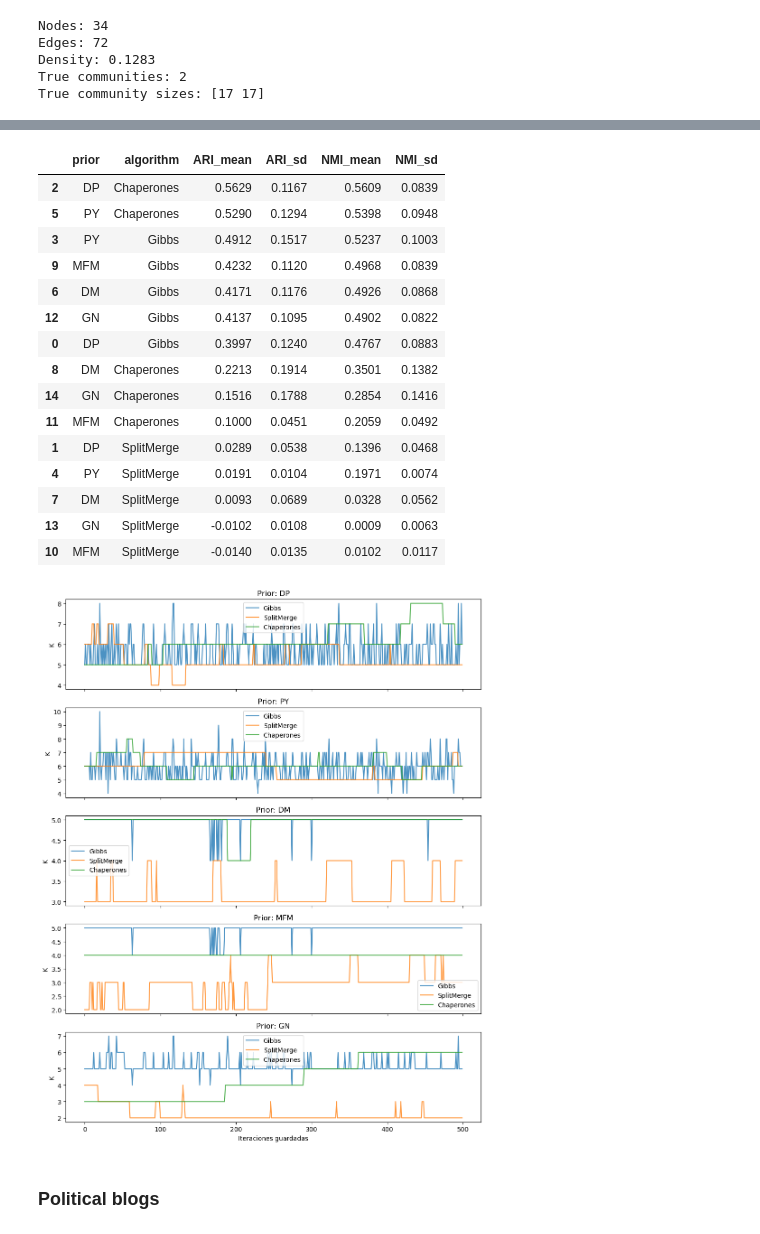
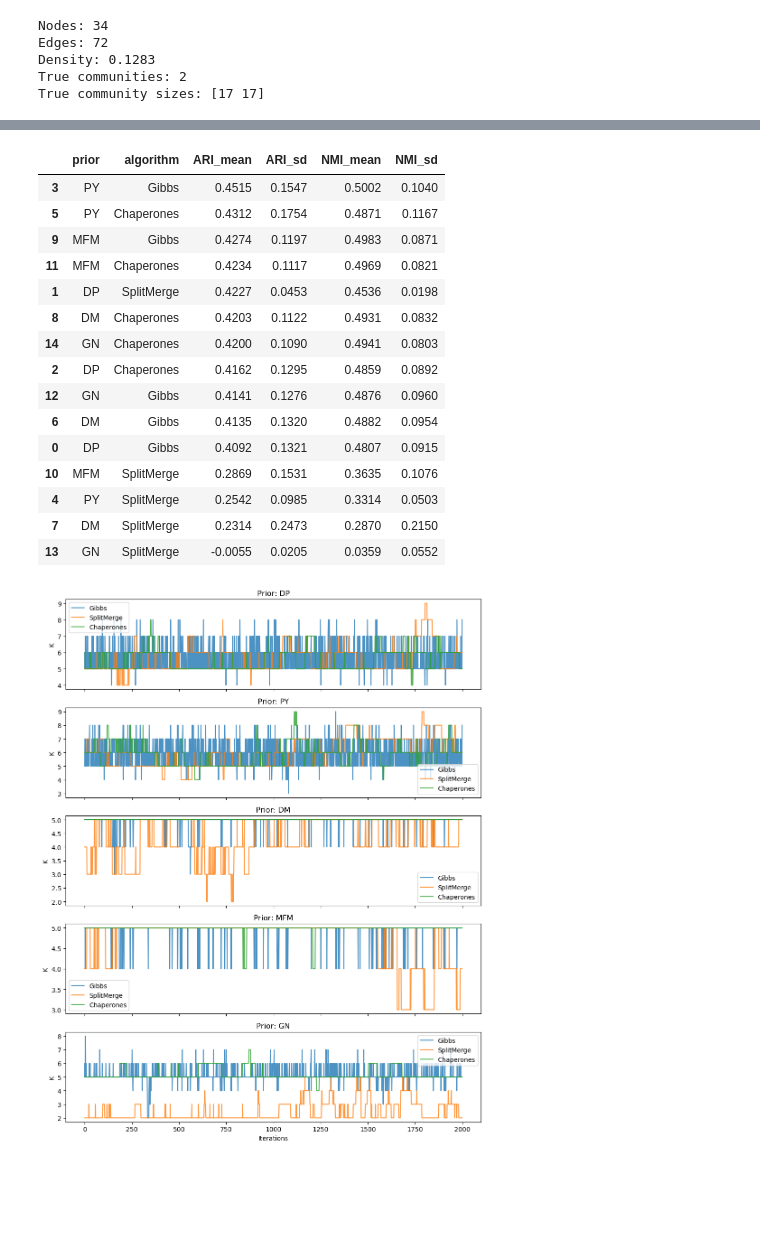
Before and after one commit to cnosa/blockregressiondynamicsnetwork, a Jupyter notebook: SSBM.ipynb, the cells around one changed output, grey strips where cells are left out. Saved outputs shown, nothing was run; the diff lists cells and outputs as text; code cells hidden in the pictures; blank space fills up the shorter version.

```diff
--- a/SSBM.ipynb
+++ b/SSBM.ipynb
@@ -741,7 +742,7 @@ class BaseSampler(ABC):
         log_posterior_trace = []
         n_communities_trace = []
 
-        for iteration in range(self.config.n_iterations):
+        for iteration in tqdm(range(self.config.n_iterations),desc="Sampling"):
             z = self._canonicalize(self._step(z.copy(), rng))
 
             log_posterior_trace.append(self.log_target(z))
@@ -951,7 +952,7 @@ z=(0, 0, 1, 1), K=2, p(z|Y)=0.023203
 # %%
 model4 = SBMModel(adjacency=Y4, a=a, b=b)
 prior4 = PartitionPrior(kind="DP", alpha=alpha)
-config4 = SamplerConfig(n_iterations=55_000, burn_in=5_000,thin=5)
+config4 = SamplerConfig(n_iterations=105_000, burn_in=5_000,thin=10)
 sampler4 = GibbsSampler(model=model4,prior=prior4,config=config4)
 result4 = sampler4.fit(initial_partition=np.array([0, 0, 1, 1]), seed=123)
 def canonical_partition(z):
@@ -1351,7 +1352,7 @@ comparison
 | 4 | GN | -26.430417 | 2 | [17, 17] |
 # %%
 model = SBMModel(adjacency=Y, a=a, b=b)
-config = SamplerConfig(n_iterations=1000, burn_in=500,thin=1)
+config = SamplerConfig(n_iterations=15_000, burn_in=5_000,thin=5)
 initial_partition = np.zeros(n, dtype=int)
 def canonical_partition(z):
     mapping = {}
@@ -1437,35 +1438,33 @@ recovery_df = pd.DataFrame(recovery_records).round(4)
 recovery_df.sort_values("ARI_mean", ascending=False)
 # %% [output]
 |  | prior | algorithm | ARI_mean | ARI_sd | NMI_mean | NMI_sd |
-| 2 | DP | Chaperones | 0.5629 | 0.1167 | 0.5609 | 0.0839 |
-| 5 | PY | Chaperones | 0.5290 | 0.1294 | 0.5398 | 0.0948 |
-| 3 | PY | Gibbs | 0.4912 | 0.1517 | 0.5237 | 0.1003 |
-| 9 | MFM | Gibbs | 0.4232 | 0.1120 | 0.4968 | 0.0839 |
-| 6 | DM | Gibbs | 0.4171 | 0.1176 | 0.4926 | 0.0868 |
-| 12 | GN | Gibbs | 0.4137 | 0.1095 | 0.4902 | 0.0822 |
-| 0 | DP | Gibbs | 0.3997 | 0.1240 | 0.4767 | 0.0883 |
-| 8 | DM | Chaperones | 0.2213 | 0.1914 | 0.3501 | 0.1382 |
-| 14 | GN | Chaperones | 0.1516 | 0.1788 | 0.2854 | 0.1416 |
-| 11 | MFM | Chaperones | 0.1000 | 0.0451 | 0.2059 | 0.0492 |
-| 1 | DP | SplitMerge | 0.0289 | 0.0538 | 0.1396 | 0.0468 |
-| 4 | PY | SplitMerge | 0.0191 | 0.0104 | 0.1971 | 0.0074 |
-| 7 | DM | SplitMerge | 0.0093 | 0.0689 | 0.0328 | 0.0562 |
-| 13 | GN | SplitMerge | -0.0102 | 0.0108 | 0.0009 | 0.0063 |
-| 10 | MFM | SplitMerge | -0.0140 | 0.0135 | 0.0102 | 0.0117 |
+| 3 | PY | Gibbs | 0.4515 | 0.1547 | 0.5002 | 0.1040 |
+| 5 | PY | Chaperones | 0.4312 | 0.1754 | 0.4871 | 0.1167 |
+| 9 | MFM | Gibbs | 0.4274 | 0.1197 | 0.4983 | 0.0871 |
+| 11 | MFM | Chaperones | 0.4234 | 0.1117 | 0.4969 | 0.0821 |
+| 1 | DP | SplitMerge | 0.4227 | 0.0453 | 0.4536 | 0.0198 |
+| 8 | DM | Chaperones | 0.4203 | 0.1122 | 0.4931 | 0.0832 |
+| 14 | GN | Chaperones | 0.4200 | 0.1090 | 0.4941 | 0.0803 |
+| 2 | DP | Chaperones | 0.4162 | 0.1295 | 0.4859 | 0.0892 |
+| 12 | GN | Gibbs | 0.4141 | 0.1276 | 0.4876 | 0.0960 |
+| 6 | DM | Gibbs | 0.4135 | 0.1320 | 0.4882 | 0.0954 |
+| 0 | DP | Gibbs | 0.4092 | 0.1321 | 0.4807 | 0.0915 |
+| 10 | MFM | SplitMerge | 0.2869 | 0.1531 | 0.3635 | 0.1076 |
+| 4 | PY | SplitMerge | 0.2542 | 0.0985 | 0.3314 | 0.0503 |
+| 7 | DM | SplitMerge | 0.2314 | 0.2473 | 0.2870 | 0.2150 |
+| 13 | GN | SplitMerge | -0.0055 | 0.0205 | 0.0359 | 0.0552 |
 # %%
 fig, axes = plt.subplots(len(priors), 1, figsize=(10, 2.5 * len(priors)), sharex=True)
 for ax, prior_name in zip(axes, priors):
     for sampler_name in sampler_classes:
         samples = inference_results[(prior_name, sampler_name)]["samples"]
         K_trace = [len(np.unique(z)) for z in samples]
         ax.plot(K_trace, label=sampler_name, alpha=0.8)
     ax.set_title(f"Prior: {prior_name}")
     ax.set_ylabel("K")
     ax.legend()
-axes[-1].set_xlabel("Iteraciones guardadas")
+axes[-1].set_xlabel("Iterations")
 plt.tight_layout()
 plt.show()
 # %% [output]
-[figure, old version]
+[figure, new version]
-# %% [markdown]
-### Political blogs
```
Also changed, not shown: parts of 9 cells of this notebook.
